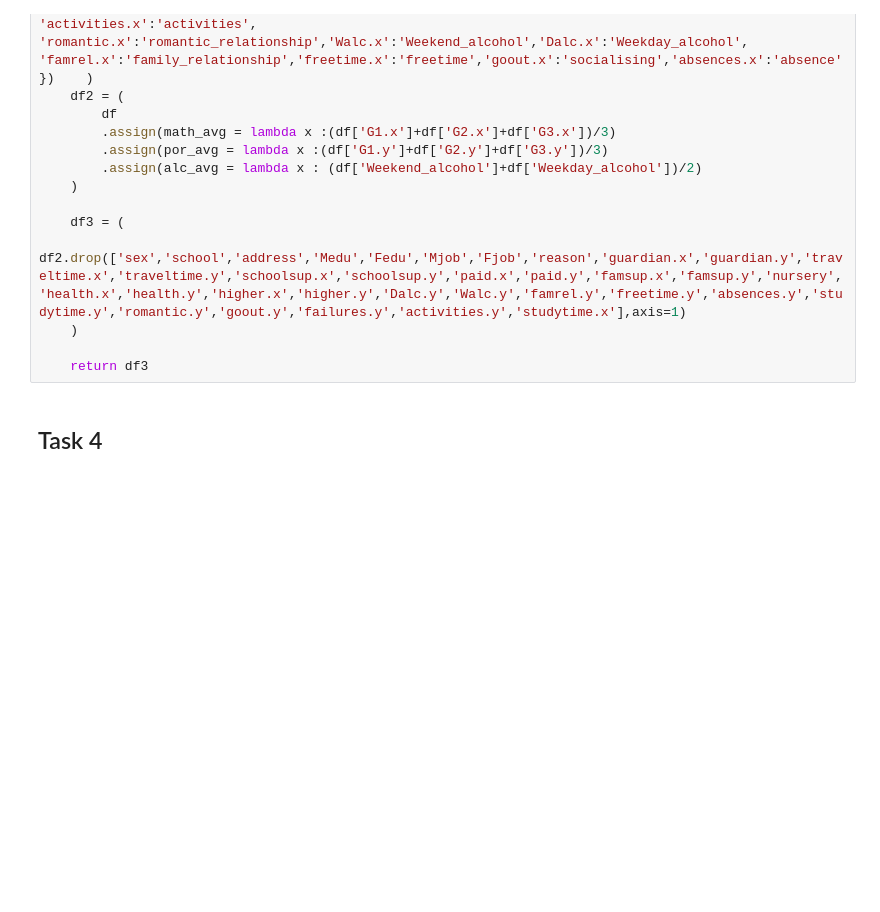
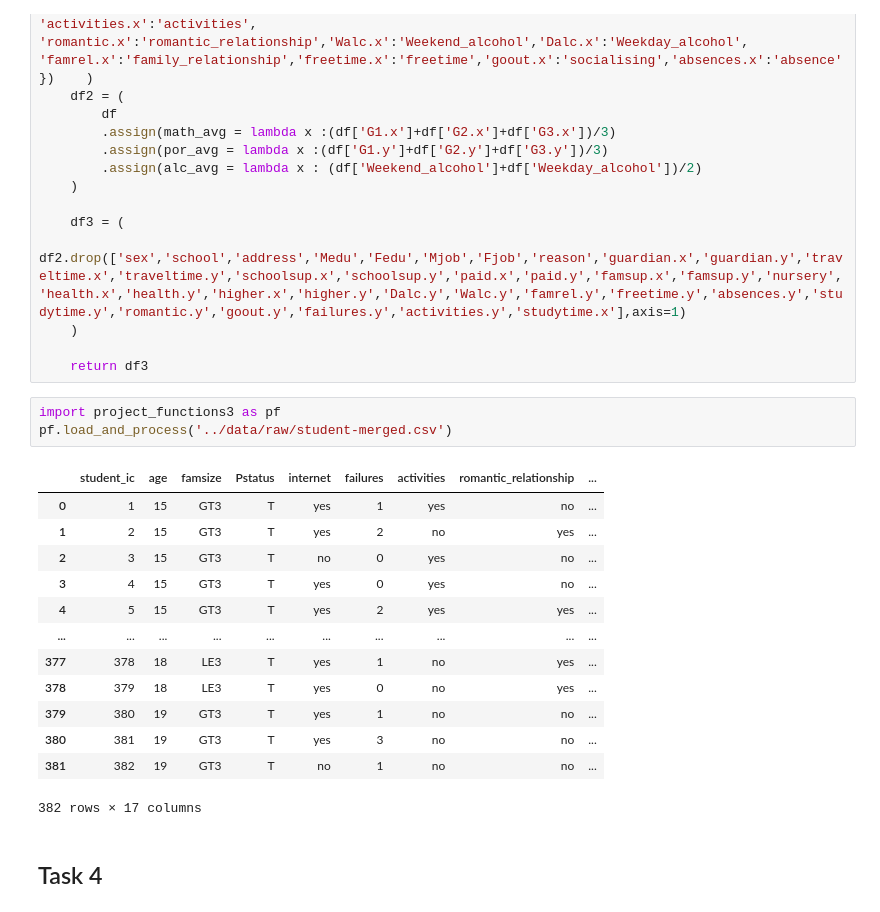
Before and after one commit to ubco-W2022T1-cosc301/project-group33, a Jupyter notebook: notebooks/analysis3.ipynb, the cells around one changed output. Drawn from its saved outputs; the diff is of its cells as text; blank space fills up the shorter version.

```diff
--- a/notebooks/analysis3.ipynb
+++ b/notebooks/analysis3.ipynb
@@ -146,6 +146,23 @@ def load_and_process(url_or_path):
     )
 
     return df3
+# %%
+import project_functions3 as pf
+pf.load_and_process('../data/raw/student-merged.csv')
+# %% [output]
+|  | student_ic | age | famsize | Pstatus | internet | failures | activities | romantic_relationship | ... |
+| 0 | 1 | 15 | GT3 | T | yes | 1 | yes | no | ... |
+| 1 | 2 | 15 | GT3 | T | yes | 2 | no | yes | ... |
+| 2 | 3 | 15 | GT3 | T | no | 0 | yes | no | ... |
+| 3 | 4 | 15 | GT3 | T | yes | 0 | yes | no | ... |
+| 4 | 5 | 15 | GT3 | T | yes | 2 | yes | yes | ... |
+| ... | ... | ... | ... | ... | ... | ... | ... | ... | ... |
+| 377 | 378 | 18 | LE3 | T | yes | 1 | no | yes | ... |
+| 378 | 379 | 18 | LE3 | T | yes | 0 | no | yes | ... |
+| 379 | 380 | 19 | GT3 | T | yes | 1 | no | no | ... |
+| 380 | 381 | 19 | GT3 | T | yes | 3 | no | no | ... |
+| 381 | 382 | 19 | GT3 | T | no | 1 | no | no | ... |
+382 rows × 17 columns
 # %% [markdown]
 ## Task 4
 # %% [markdown]
```
Also changed, not shown: parts of 1 cell of this notebook, 1 other file.
